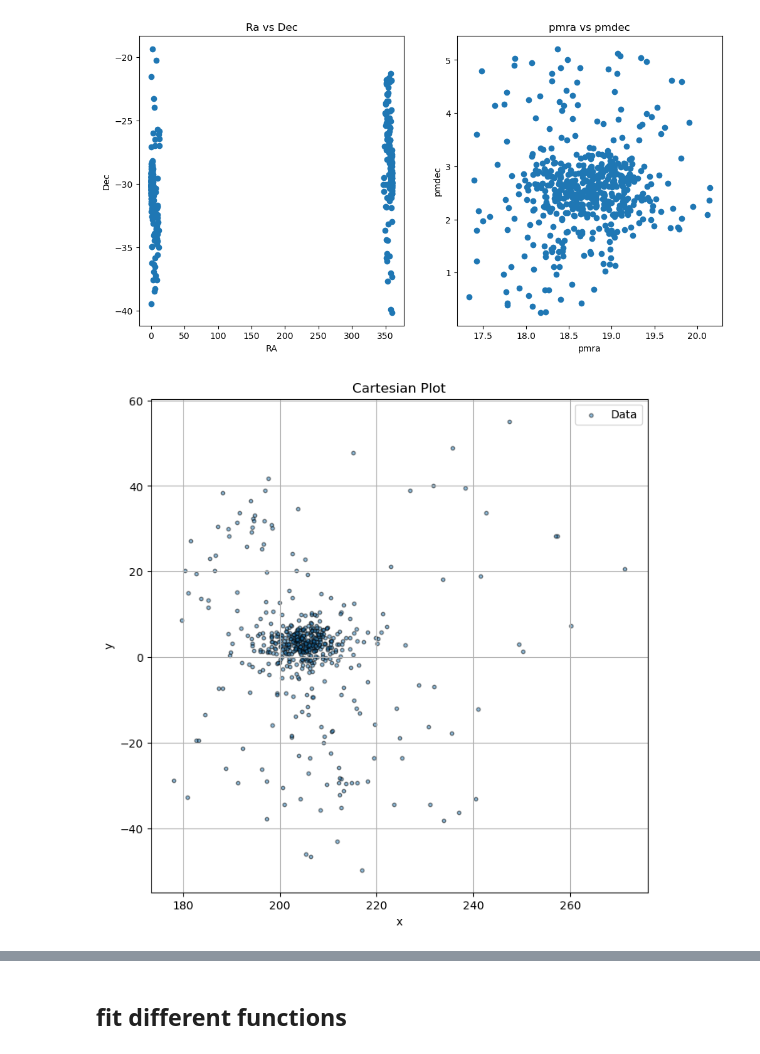
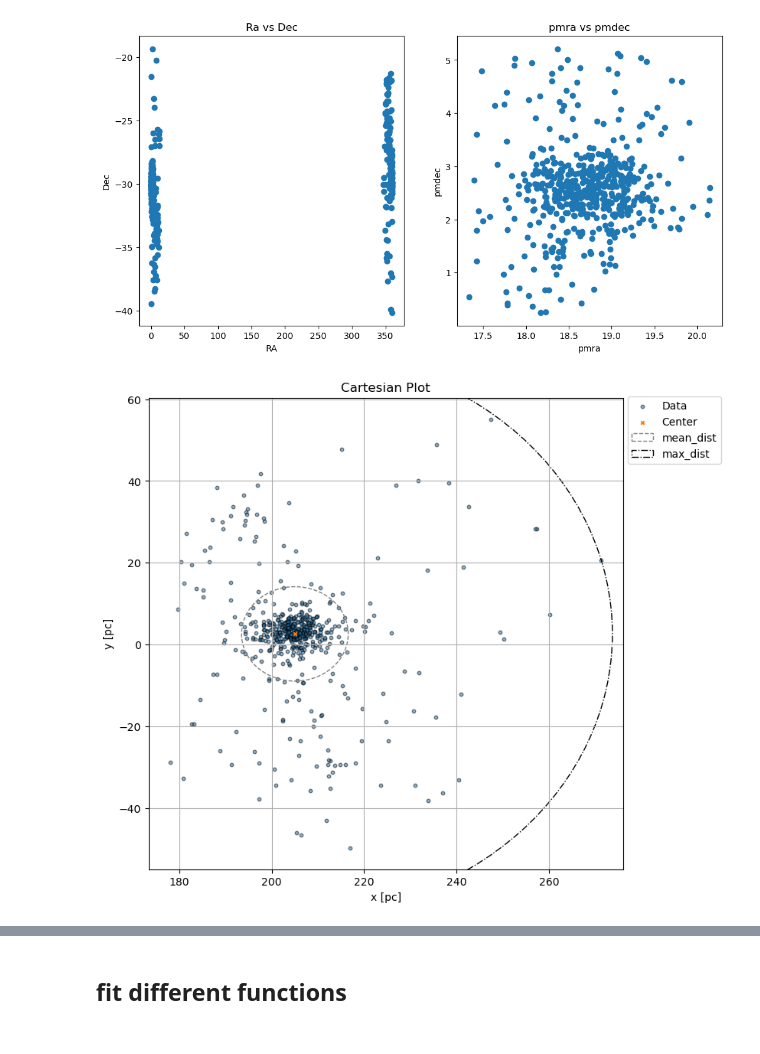
Before and after one commit to olgaborodina/be-open, a Jupyter notebook: main-project.ipynb, the cells around one changed output, grey strips where cells are left out. Drawn from its saved outputs; the diff is of its cells as text; code cells hidden in the pictures.

Commit message:
cluster_distances

```diff
--- a/main-project.ipynb
+++ b/main-project.ipynb
@@ -17,11 +17,13 @@ from astropy.coordinates import SkyCoord
 from astroquery.vizier import Vizier
 
 
-VizOC = Vizier(catalog="J/A+A/659/A59/table2")
-VizOC.ROW_LIMIT = -1
+VizOC_table2 = Vizier(catalog="J/A+A/659/A59/table2")
+VizOC_table1 = Vizier(catalog="J/A+A/659/A59/table1")
+VizOC_table2.ROW_LIMIT = -1
 
 cluster = "Blanco_1"
-OC_df = VizOC.query_constraints(Cluster=cluster).values()[0].to_pandas()
+OC_df = VizOC_table2.query_constraints(Cluster=cluster).values()[0].to_pandas()
+OC_tb1_df = VizOC_table1.query_constraints(Cluster=cluster).values()[0].to_pandas()
 # %% [markdown]
 ## building density profile
 # %%
@@ -42,21 +44,43 @@ ax[1].set_ylabel('pmdec')
 Text(0, 0.5, 'pmdec')
 [figure]
 # %%
-#converting eq to cartesian
-blanco_1_eq_coords = SkyCoord(ra=OC_df['RA_ICRS']*u.degree, dec=OC_df['DE_ICRS']*u.degree, distance=1000/OC_df['plx'], frame='icrs')
+#getting and converting cluster members' eq coords to cartesian
+blanco_1_eq_coords = SkyCoord(ra=OC_df['RA_ICRS']*u.degree, dec=OC_df['DE_ICRS']*u.degree, distance=(1000/OC_df['plx'])*u.Parcsec, frame='icrs')
+blanco_1_cart_coords = blanco_1_eq_coords.cartesian.x,blanco_1_eq_coords.cartesian.y,blanco_1_eq_coords.cartesian.z
 
-#defining cartesian arrays
-blanco_1_cart_coords = blanco_1_eq_coords.cartesian.x,blanco_1_eq_coords.cartesian.y,blanco_1_eq_coords.cartesian.z
+
+#getting and converting the center coords
+blanco_1_eq_center_coords = SkyCoord(ra=OC_tb1_df['RA_ICRS']*u.degree, dec=OC_tb1_df['DE_ICRS']*u.degree, distance=(1000/OC_tb1_df['plx'])*u.Parcsec, frame='icrs')
+blanco_1_cart_center_coords = blanco_1_eq_center_coords.cartesian.x,blanco_1_eq_center_coords.cartesian.y,blanco_1_eq_center_coords.cartesian.z
+
+#getting the distance of stars from the center of clusters
+def dist(x1,y1,x2,y2):
+    return ((x2-x1)**2+(y2-y1)**2)**0.5
+
+d = dist(blanco_1_cart_center_coords[0],blanco_1_cart_center_coords[1],
+         blanco_1_cart_coords[0],blanco_1_cart_coords[1])
 # %%
+#plotting the cluster with radius regions
 plt.figure(figsize=(8,8))
 plt.scatter(blanco_1_cart_coords[0],blanco_1_cart_coords[1],label='Data',s=10,alpha=0.5,edgecolors='k')
-plt.xlabel('x')
-plt.ylabel('y')
+plt.scatter(blanco_1_cart_center_coords[0],blanco_1_cart_center_coords[1],label='Center',marker='x',s=10)
+
+ax = plt.gca()
+c_max = plt.Circle((blanco_1_cart_center_coords[0].value,blanco_1_cart_center_coords[1].value),radius=np.max(d.value),
+                    edgecolor='k',linestyle='-.',fill=False, label='max_dist')
+c_mean = plt.Circle((blanco_1_cart_center_coords[0].value,blanco_1_cart_center_coords[1].value),radius=np.mean(d.value),
+                    edgecolor='gray',linestyle='--',fill=False, label='mean_dist')
+ax.add_artist(c_mean)
+ax.add_artist(c_max)
+
+
+plt.xlabel('x [pc]')
+plt.ylabel('y [pc]')
 plt.title('Cartesian Plot')
-plt.legend()
+plt.legend(loc=[1.01,0.86])
 plt.grid()
 # %% [output]
-[figure, old version]
+[figure, new version]
 # %%
 fig = plt.figure()
 ax = plt.axes(projection='3d')
```
Also changed, not shown: parts of 1 cell of this notebook.
